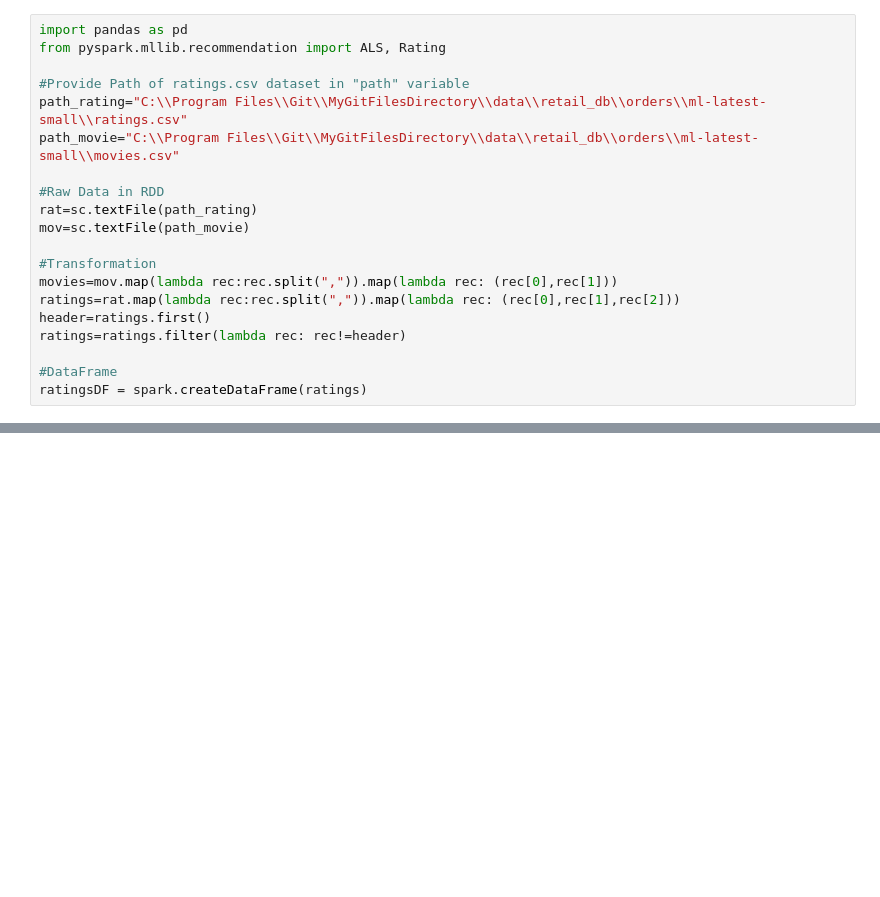
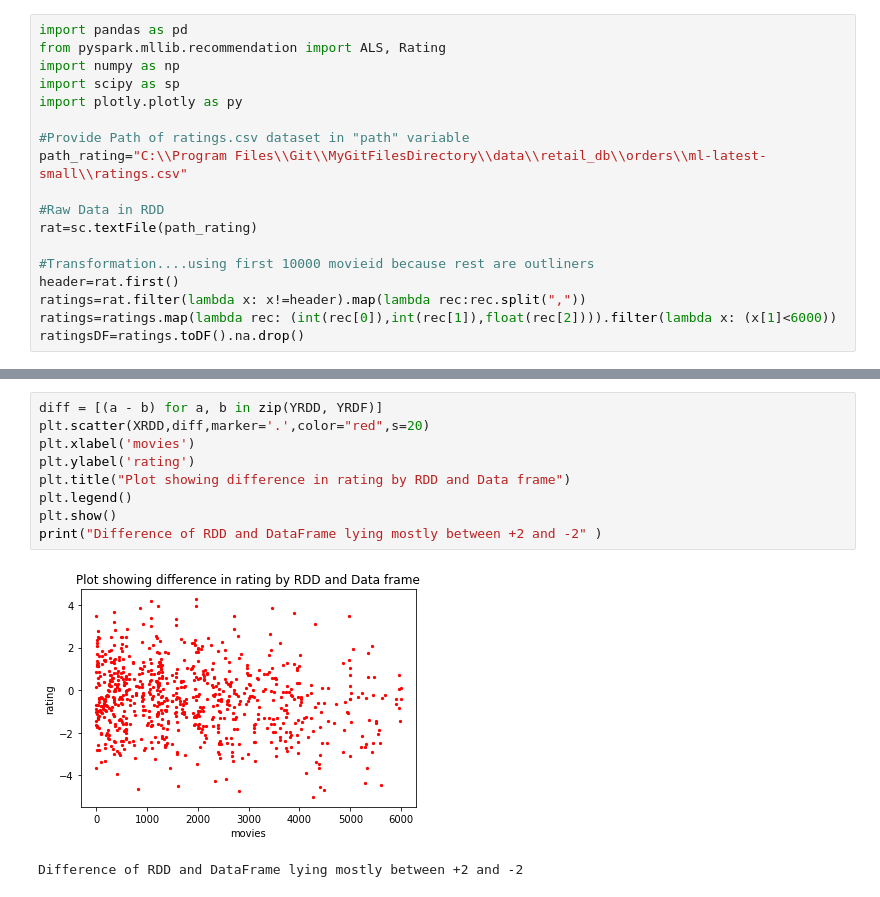
Before and after one commit to shubhamgosain/pyspark-ALS, a Jupyter notebook: pyspark-ALS.ipynb, the cells around one changed output, grey strips where cells are left out. Cells and saved outputs as stored; diff of their text form; blank space fills up the shorter version.

```diff
--- a/pyspark-ALS.ipynb
+++ b/pyspark-ALS.ipynb
@@ -1,21 +1,19 @@
 # %%
 import pandas as pd
 from pyspark.mllib.recommendation import ALS, Rating
+import numpy as np
+import scipy as sp
+import plotly.plotly as py
 
 #Provide Path of ratings.csv dataset in "path" variable
 path_rating="C:\\Program Files\\Git\\MyGitFilesDirectory\\data\\retail_db\\orders\\ml-latest-small\\ratings.csv"
-path_movie="C:\\Program Files\\Git\\MyGitFilesDirectory\\data\\retail_db\\orders\\ml-latest-small\\movies.csv"
 
 #Raw Data in RDD
 rat=sc.textFile(path_rating)
-mov=sc.textFile(path_movie)
 
-#Transformation
-movies=mov.map(lambda rec:rec.split(",")).map(lambda rec: (rec[0],rec[1]))
-ratings=rat.map(lambda rec:rec.split(",")).map(lambda rec: (rec[0],rec[1],rec[2]))
-header=ratings.first()
-ratings=ratings.filter(lambda rec: rec!=header)
-
-#DataFrame
-ratingsDF = spark.createDataFrame(ratings)
+#Transformation....using first 10000 movieid because rest are outliners
+header=rat.first()
+ratings=rat.filter(lambda x: x!=header).map(lambda rec:rec.split(","))
+ratings=ratings.map(lambda rec: (int(rec[0]),int(rec[1]),float(rec[2]))).filter(lambda x: (x[1]<6000))
+ratingsDF=ratings.toDF().na.drop()
 # %%
@@ -43,0 +53,12 @@ Prediction :Difference(RDD-DataFrame) 0.2902607153802448
+# %%
+diff = [(a - b) for a, b in zip(YRDD, YRDF)]
+plt.scatter(XRDD,diff,marker='.',color="red",s=20)
+plt.xlabel('movies')
+plt.ylabel('rating')
+plt.title("Plot showing difference in rating by RDD and Data frame")
+plt.legend()
+plt.show()
+print("Difference of RDD and DataFrame lying mostly between +2 and -2" )
+# %% [output]
+[figure, added]
+Difference of RDD and DataFrame lying mostly between +2 and -2
```
Also changed, not shown: parts of 5 cells of this notebook.
